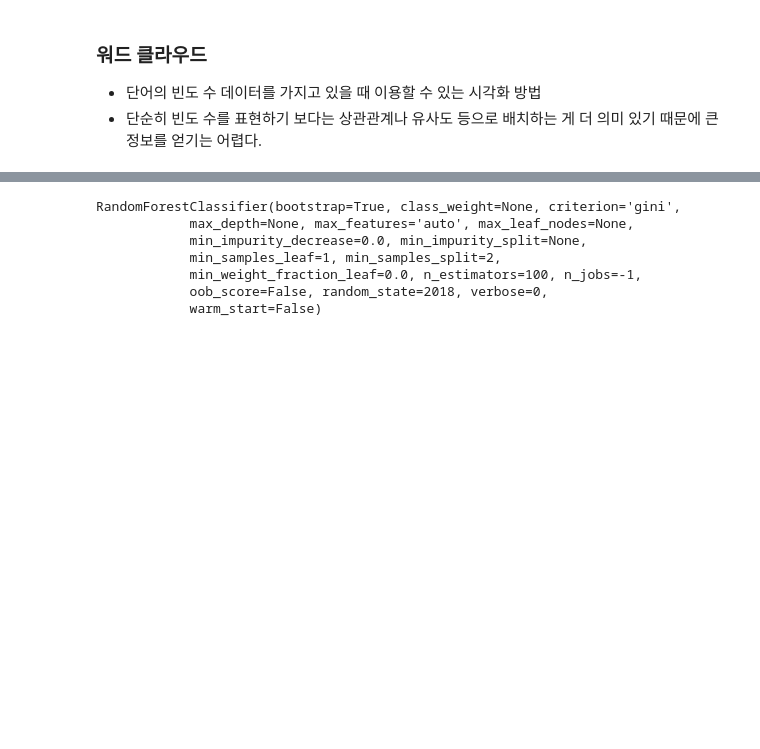
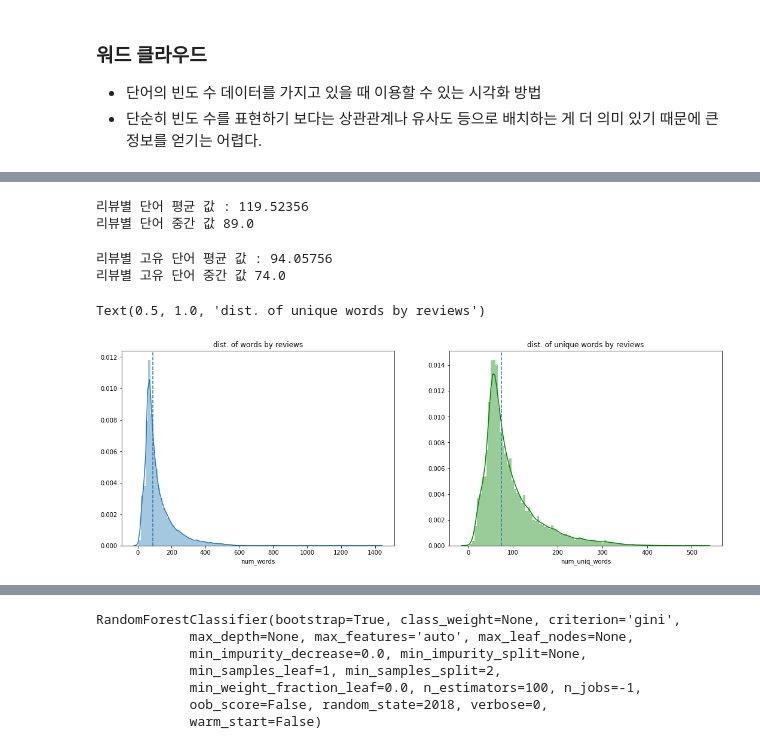
Before and after one commit to HaebinLee/Janice, a Jupyter notebook: tutorial-part-1.ipynb, the cells around one changed output, grey strips where cells are left out. Saved outputs shown, nothing was run; the diff lists cells and outputs as text; code cells hidden in the pictures; blank space fills up the shorter version.

```diff
--- a/tutorial-part-1.ipynb
+++ b/tutorial-part-1.ipynb
@@ -527,20 +541,27 @@ x[:10]
 # %%
 import seaborn as sns
 
 fig, axes = plt.subplots(ncols=2)
 fig.set_size_inches(18, 6)
 
 print('리뷰별 단어 평균 값 :', train['num_words'].mean())
 print('리뷰별 단어 중간 값', train['num_words'].median())
 sns.distplot(train['num_words'], bins=100, ax=axes[0])
 axes[0].axvline(train['num_words'].median(), linestyle='dashed')
-axes[0].set_title('리뷰별 단어 수 분포')
+axes[0].set_title('dist. of words by reviews')
 
 print('리뷰별 고유 단어 평균 값 :', train['num_uniq_words'].mean())
 print('리뷰별 고유 단어 중간 값', train['num_uniq_words'].median())
 sns.distplot(train['num_uniq_words'], bins=100, color='g', ax=axes[1])
 axes[1].axvline(train['num_uniq_words'].median(), linestyle='dashed')
-axes[1].set_title('리뷰별 고유한 단어 수 분포')
+axes[1].set_title('dist. of unique words by reviews')
+# %% [output]
+리뷰별 단어 평균 값 : 119.52356
+리뷰별 단어 중간 값 89.0
+리뷰별 고유 단어 평균 값 : 94.05756
+리뷰별 고유 단어 중간 값 74.0
+Text(0.5, 1.0, 'dist. of unique words by reviews')
+[figure, added]
 # %% [markdown]
 ### [Bag-of-words model - Wikipedia](https://en.wikipedia.org/wiki/Bag-of-words_model)
 
```
Also changed, not shown: parts of 32 cells of this notebook, 2 other files.
